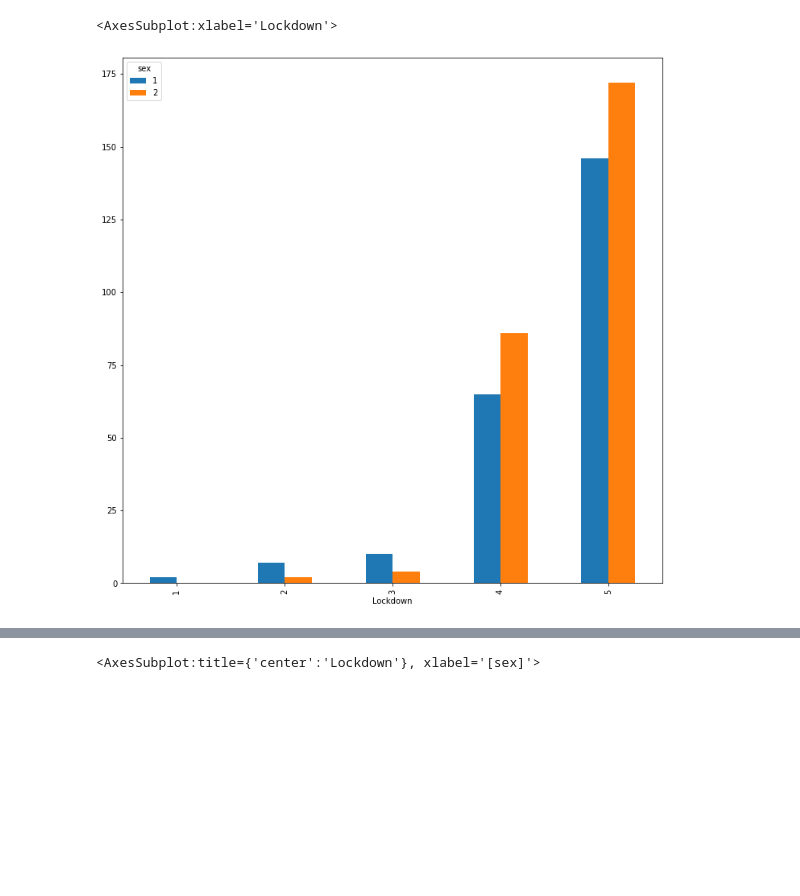
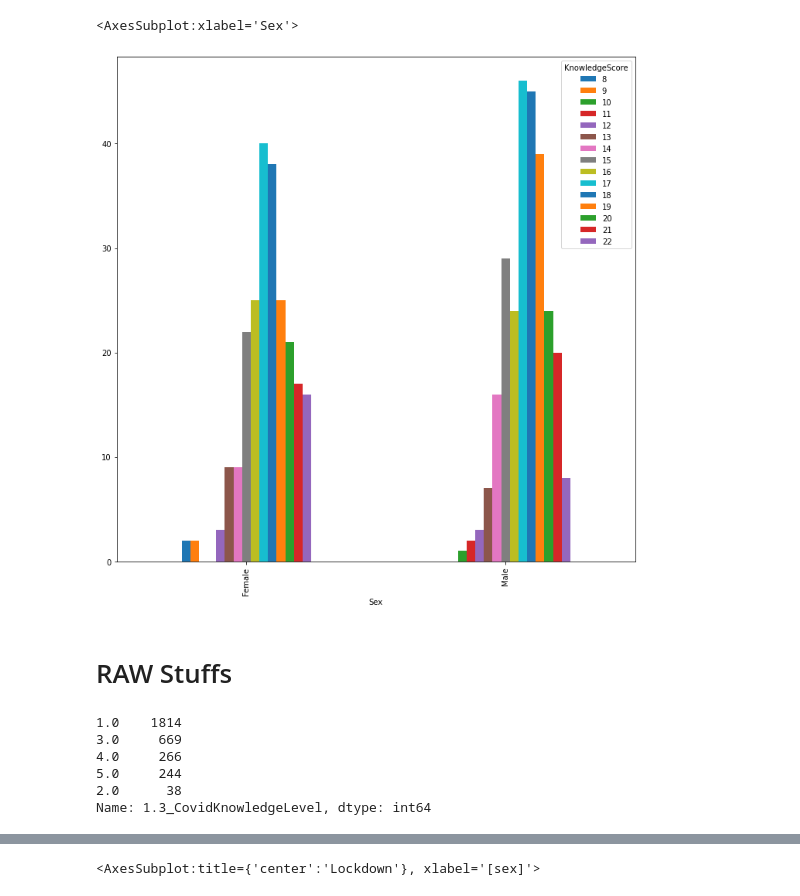
Before and after one commit to Srj/Survey_Hypothesis_Testing, a Jupyter notebook: Hypothesis Testing.ipynb, the cells around one changed output, grey strips where cells are left out. Cells and saved outputs as stored; diff of their text form; code cells hidden in the pictures; blank space fills up the shorter version.

```diff
--- a/Hypothesis Testing.ipynb
+++ b/Hypothesis Testing.ipynb
@@ -6,4 +6,4 @@ plt.rcParams['figure.figsize']= (12,12)
 import warnings
 warnings.filterwarnings('ignore')
 # %%
-df = pd.read_csv('data/Survey.csv')
+df = pd.read_csv('data/Cleaned.csv')
@@ -29,7 +31 @@ Index(['Timestamp',
       dtype='object')
-# %%
-#Removing Other Genders due lack of sufficient Data (only 5 datapoints)
-df = df[df['sex'].isin(['1','2'])]
-# %%
-#Rectifying Score 'I 2' to 1
-df['B2.2 Do you think home quarantine can reduce COVID-19 outbreaks?'].replace({'I 2':'1'},inplace=True)
@@ -57,2 +60,5 @@ def chi_squared_test(df,country):
     critical = stats.chi2.ppf(prob,dof)
     return country, stat,critical
+# %%
+df['1.3_CovidKnowledgeLevel'] = df['1.3_CovidKnowledgeLevel'].fillna(1.0)
+# pd.crosstab(df['KnowledgeScore'],df['1.3_CovidKnowledgeLevel'])
@@ -77,5 +102,18 @@ output
-# %%
-contingency_table.T.plot.bar(stacked=False)
-# %% [output]
-<AxesSubplot:xlabel='Lockdown'>
-[figure, removed]
+# %%
+df_test = df[df['Country'] == 'Bangladesh']
+contingency_table = pd.crosstab(df_test['Sex'],df_test['KnowledgeScore'])
+contingency_table.plot.bar(stacked=False)
+# %% [output]
+<AxesSubplot:xlabel='Sex'>
+[figure, added]
+# %% [markdown]
+<h1> RAW Stuffs </h1>
+# %%
+df['1.3_CovidKnowledgeLevel'].value_counts()
+# %% [output]
+1.0    1814
+3.0     669
+4.0     266
+5.0     244
+2.0      38
+Name: 1.3_CovidKnowledgeLevel, dtype: int64
```
Also changed, not shown: parts of 10 cells of this notebook, 10 other files.
